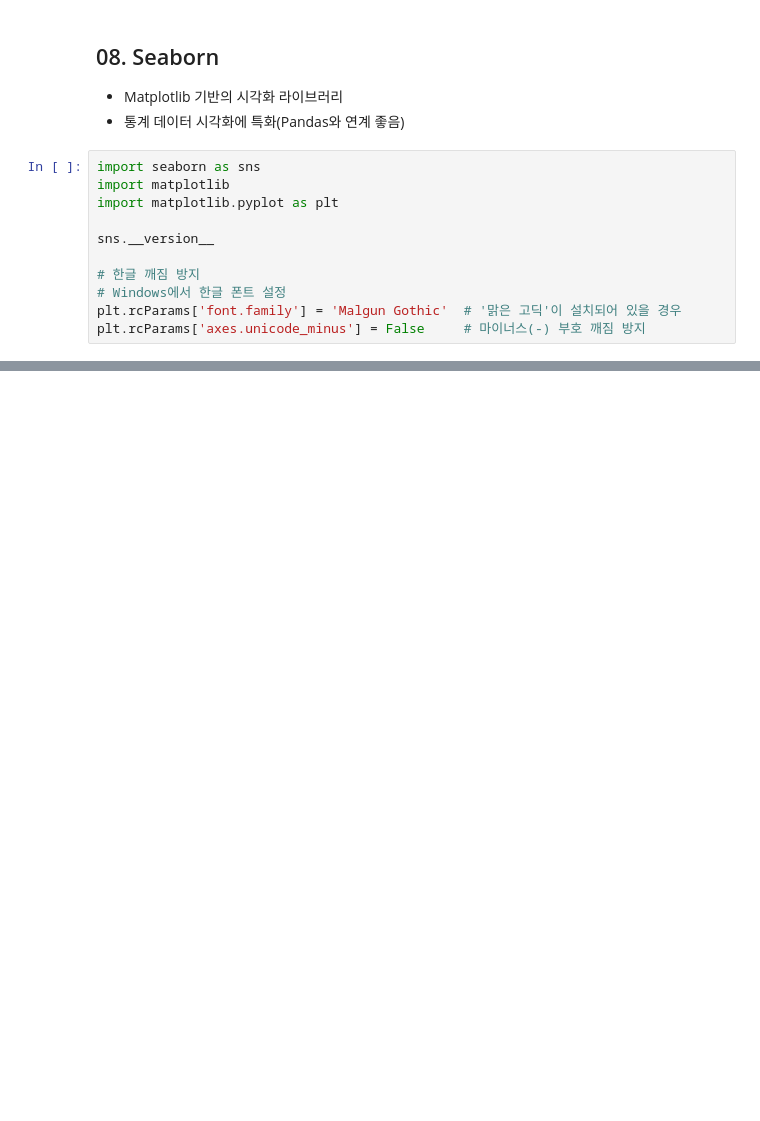
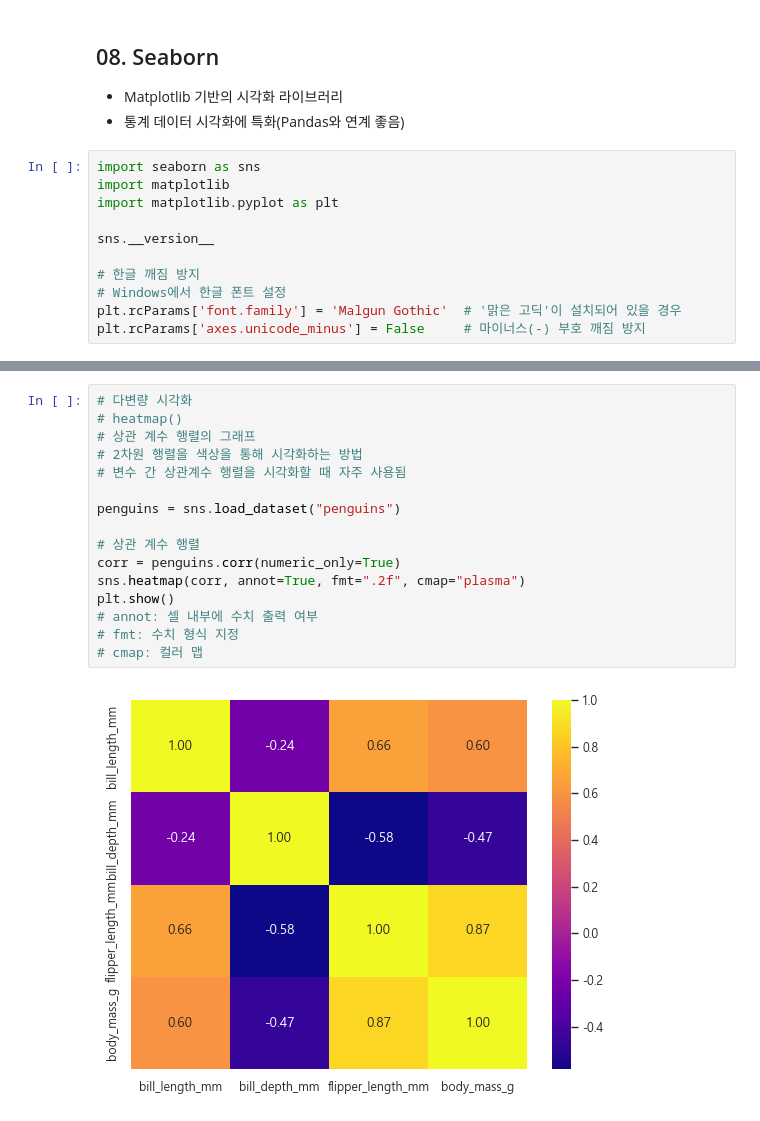
Before and after one commit to taehun96/python-library, a Jupyter notebook: notes/08_Seaborn.ipynb, the cells around one changed output, grey strips where cells are left out. Cells and saved outputs as stored; diff of their text form; blank space fills up the shorter version.

```diff
--- a/notes/08_Seaborn.ipynb
+++ b/notes/08_Seaborn.ipynb
@@ -56,0 +130,18 @@ plt.show()
+# %%
+# 다변량 시각화
+# heatmap()
+# 상관 계수 행렬의 그래프
+# 2차원 행렬을 색상을 통해 시각화하는 방법
+# 변수 간 상관계수 행렬을 시각화할 때 자주 사용됨
+
+penguins = sns.load_dataset("penguins")
+
+# 상관 계수 행렬
+corr = penguins.corr(numeric_only=True)
+sns.heatmap(corr, annot=True, fmt=".2f", cmap="plasma")
+plt.show()
+# annot: 셀 내부에 수치 출력 여부
+# fmt: 수치 형식 지정
+# cmap: 컬러 맵
+# %% [output]
+[figure, added]
```
Also changed, not shown: parts of 9 cells of this notebook, 2 other files.
